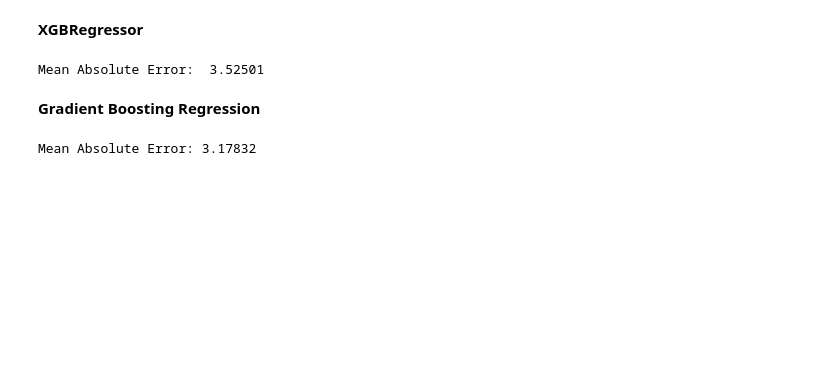
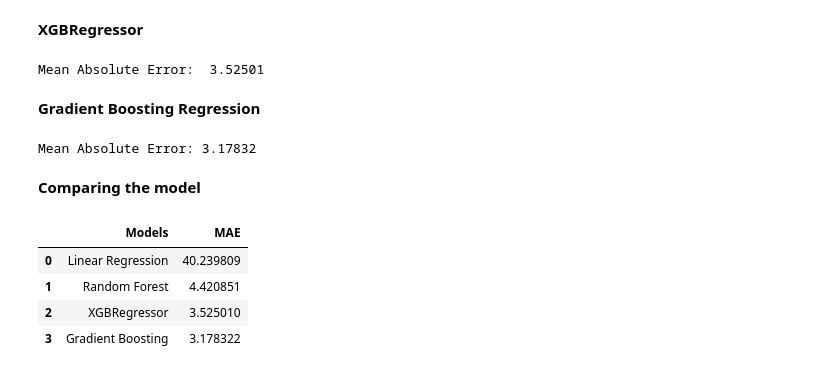
Before and after one commit to kerryyys/Kaggle-Project, a Jupyter notebook: Crab Age/CrabAge.ipynb, the cells around one changed output. Cells and saved outputs as stored; diff of their text form; code cells hidden in the pictures; blank space fills up the shorter version.

```diff
--- a/Crab Age/CrabAge.ipynb
+++ b/Crab Age/CrabAge.ipynb
@@ -231,6 +231,7 @@ X_train, X_val, y_train, y_val = train_test_split(X, y, test_size=0.2, random_st
 # Normalize the features using StandardScaler
 scaler = StandardScaler()
 X_train= scaler.fit_transform(X_train)
+X_val = scaler.transform(X_val)
 # %%
 # Print head of scaled training set
 print('\n','\033[1mStandardardization on Training set'.center(95))
@@ -313,3 +314,18 @@ mae_gb = mean_absolute_error(y_val, y_pred_gb)
 print('Mean Absolute Error:', round(mae_gb, 5))
 # %% [output]
 Mean Absolute Error: 3.17832
+# %% [markdown]
+<b>Comparing the model</b>
+# %%
+models = ['Linear Regression', 'Random Forest', 'XGBRegressor', 'Gradient Boosting']
+mae = [mae_lr, mae_rf, mae_xgb, mae_gb]
+
+data = {'Models': models, 'MAE': mae}
+df = pd.DataFrame(data)
+df.style.background_gradient(cmap='CMRmap_r')
+# %% [output]
+|  | Models | MAE |
+| 0 | Linear Regression | 40.239809 |
+| 1 | Random Forest | 4.420851 |
+| 2 | XGBRegressor | 3.525010 |
+| 3 | Gradient Boosting | 3.178322 |
```
Also changed, not shown: parts of 15 cells of this notebook.
